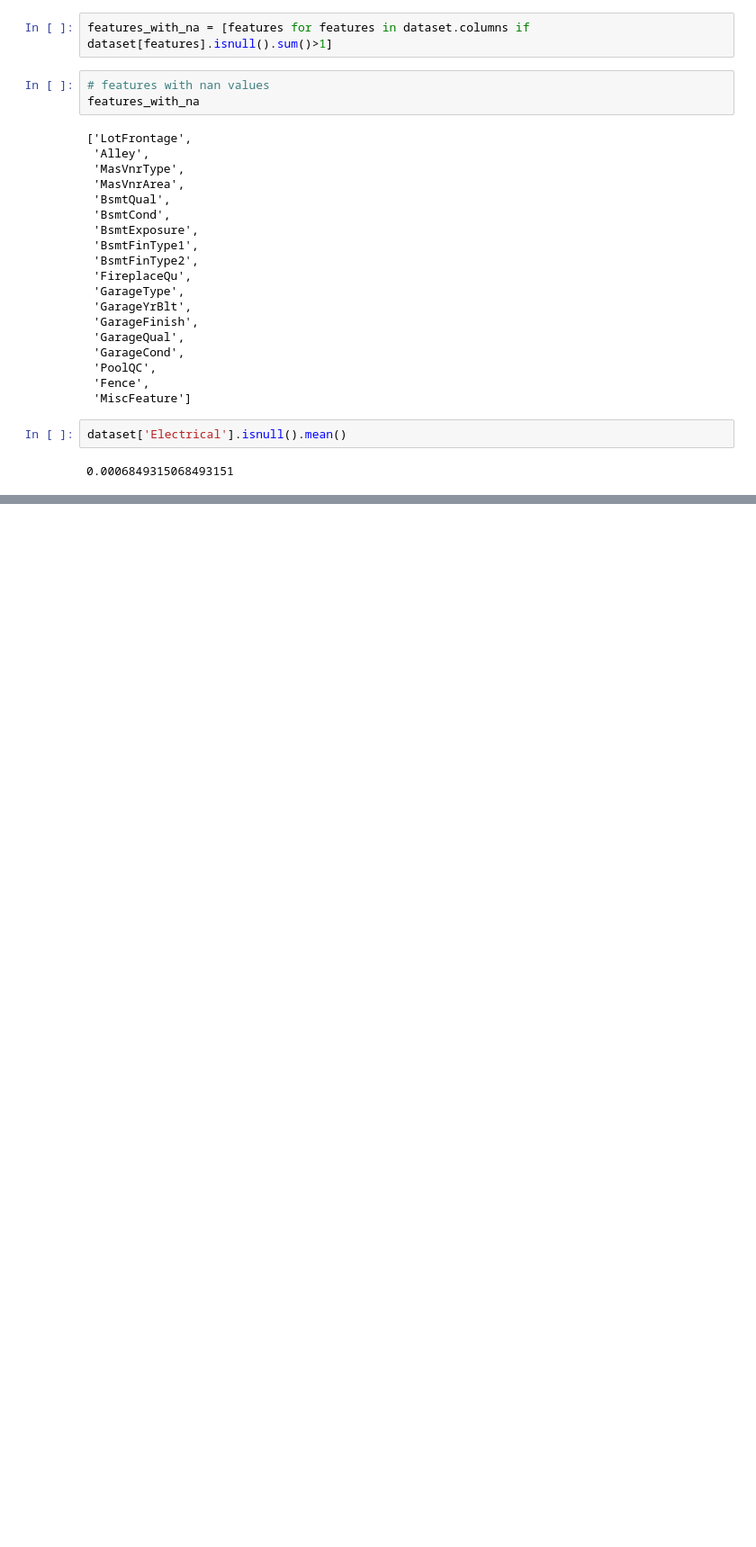
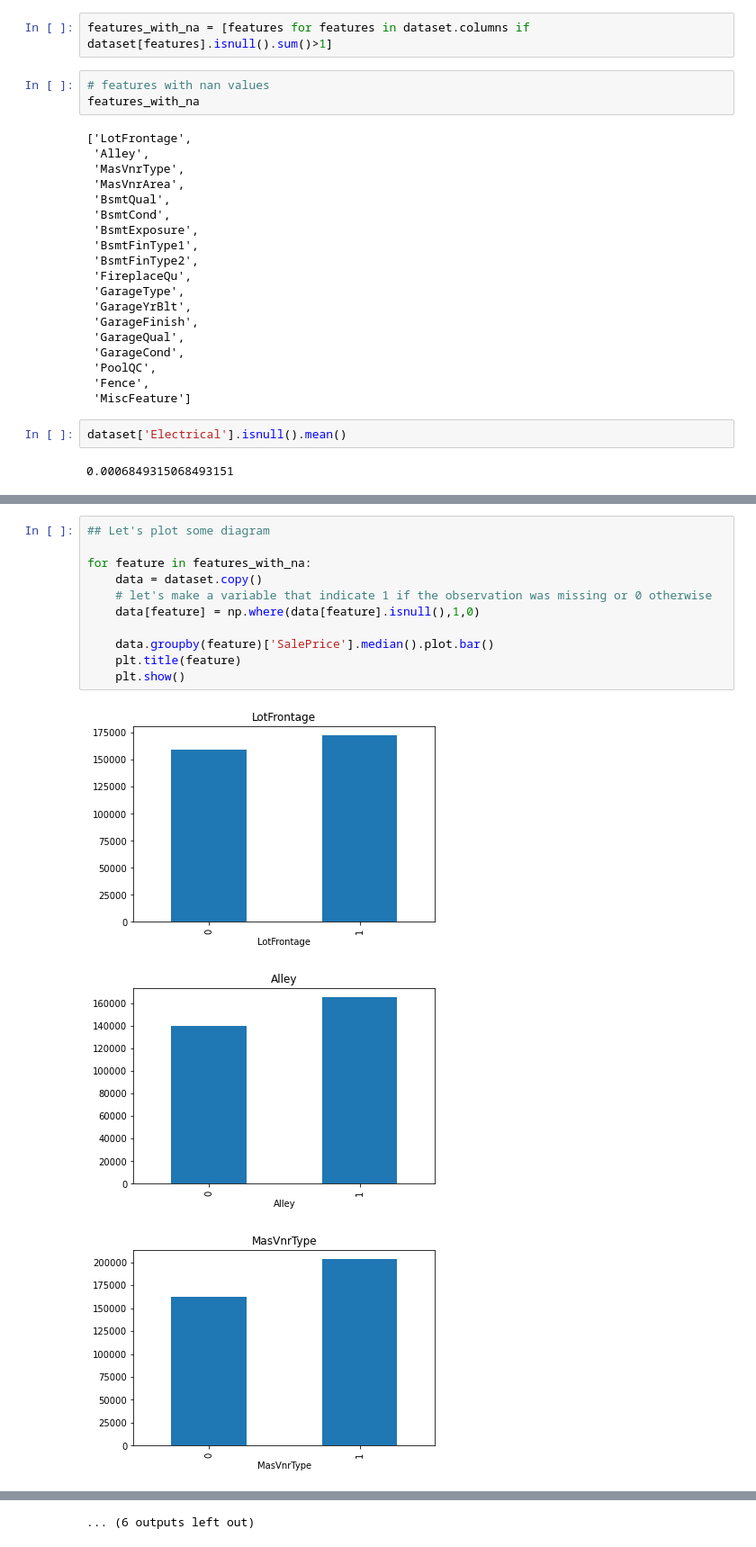
Before and after one commit to FazlullahBokhari/python-Labraries, a Jupyter notebook: EDA.ipynb, the cells around one changed output, grey strips where cells are left out. Shown at 90% size. Cells and saved outputs as stored; diff of their text form; blank space fills up the shorter version.

```diff
--- a/EDA.ipynb
+++ b/EDA.ipynb
@@ -136,0 +137,15 @@ MiscFeature 96.3 % missing values
+# %%
+## Let's plot some diagram
+
+for feature in features_with_na:
+    data = dataset.copy()
+    # let's make a variable that indicate 1 if the observation was missing or 0 otherwise
+    data[feature] = np.where(data[feature].isnull(),1,0)
+
+    data.groupby(feature)['SalePrice'].median().plot.bar()
+    plt.title(feature)
+    plt.show()
+# %% [output]
+[figure, added]
+[figure, added]
+[figure, added]
@@ -136,0 +161 @@ MiscFeature 96.3 % missing values
+... (6 outputs left out)
```
Also changed, not shown: parts of 6 cells of this notebook.
